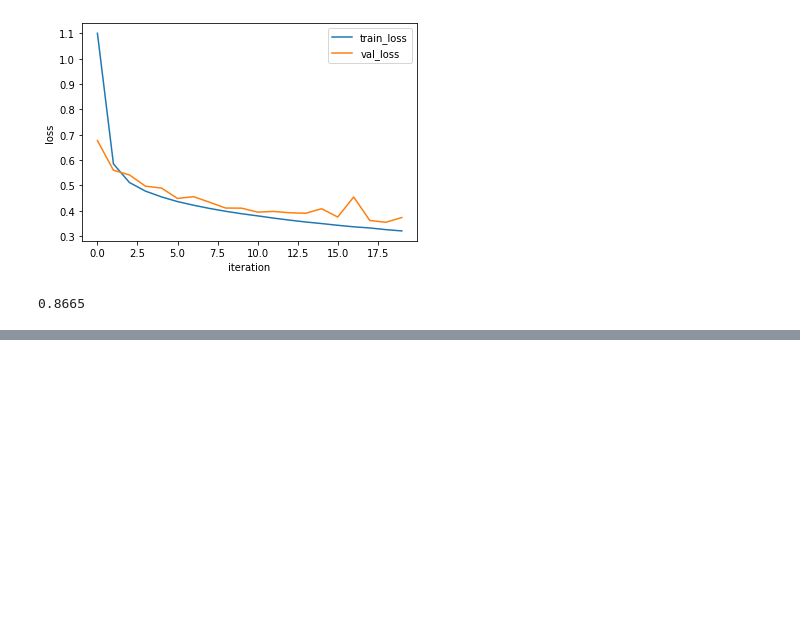
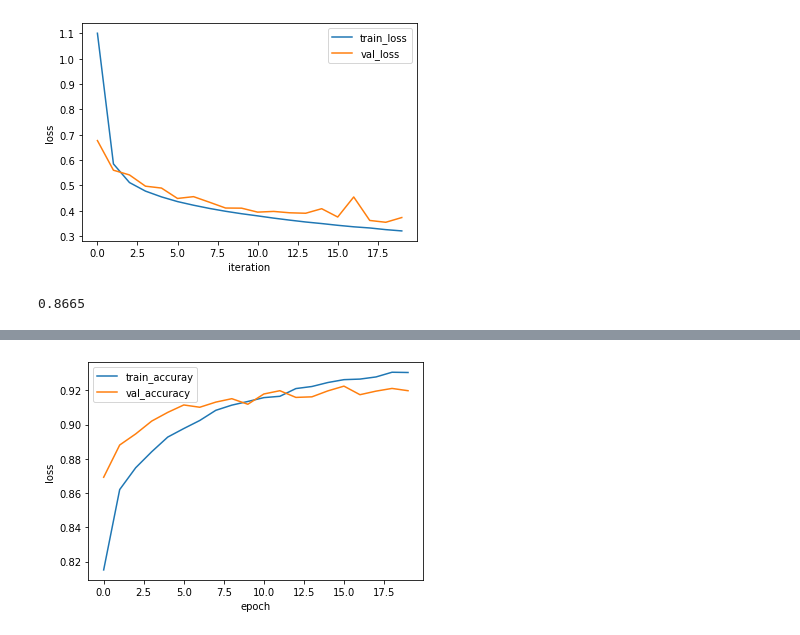
Before and after one commit to Dltmd202/DeepLearningStudy, a Jupyter notebook: CNN.ipynb, the cells around one changed output, grey strips where cells are left out. Saved outputs shown, nothing was run; the diff lists cells and outputs as text; code cells hidden in the pictures; blank space fills up the shorter version.

```diff
--- a/CNN.ipynb
+++ b/CNN.ipynb
@@ -144,0 +228,9 @@ cn.score(x_val, y_val_encoded)
+# %%
+plt.plot(history.history['accuracy'])
+plt.plot(history.history['val_accuracy'])
+plt.ylabel('loss')
+plt.xlabel('epoch')
+plt.legend(['train_accuray', 'val_accuracy'])
+plt.show()
+# %% [output]
+[figure, added]
```
Also changed, not shown: parts of 8 cells of this notebook.
